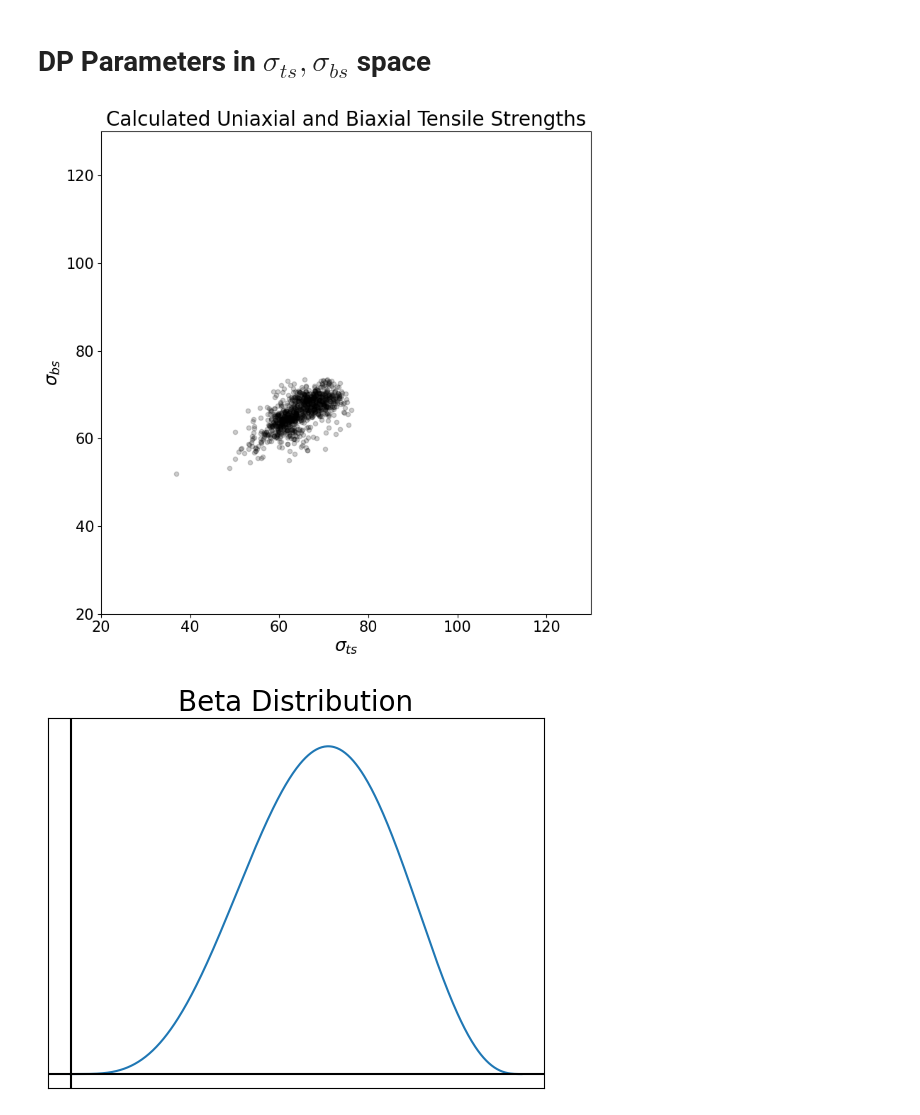
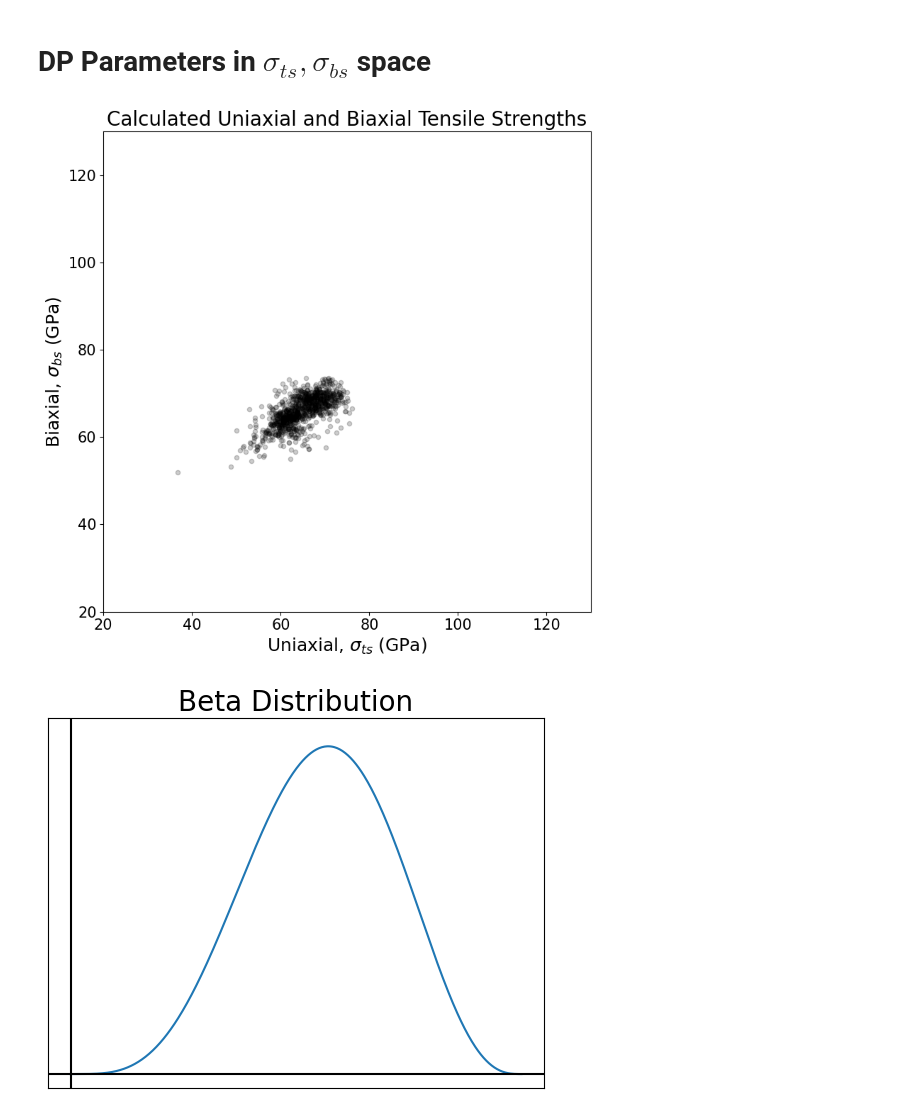
Before and after one commit to abon11/Graphene_Strength_Surface, a Jupyter notebook: sandbox.ipynb, the cells around one changed output. Cells and saved outputs as stored; diff of their text form; code cells hidden in the pictures.

```diff
--- a/sandbox.ipynb
+++ b/sandbox.ipynb
@@ -213,30 +213,30 @@ plt.tight_layout()
 # %%
 import pandas as pd
 import numpy as np
 import matplotlib.pyplot as plt
 
 df = pd.read_csv("drucker_prager_params.csv")
 
 plt.figure(figsize=(8, 8))
 
 bs = (3 * df["k"]) / (np.sqrt(3) + 6 * df["alpha"])
 ts = (3 * df["k"]) / (np.sqrt(3) + 3 * df["alpha"])
 
 
 plt.scatter(ts, bs, color='black', s=20, alpha=0.2)
-plt.xlabel(r"$\sigma_{ts}$", fontsize=18)
-plt.ylabel(r"$\sigma_{bs}$", fontsize=18)
+plt.xlabel(r"Uniaxial, $\sigma_{ts}$ (GPa)", fontsize=18)
+plt.ylabel(r"Biaxial, $\sigma_{bs}$ (GPa)", fontsize=18)
 
 plt.xlim(20, 130)
 plt.ylim(20, 130)
 
 
 plt.xticks(fontsize=15)
 plt.yticks(fontsize=15)
 plt.title("Calculated Uniaxial and Biaxial Tensile Strengths", fontsize=20)
 plt.tight_layout()
 # %% [output]
-[figure, old version]
+[figure, new version]
 # %%
 import numpy as np
 import matplotlib.pyplot as plt
```
Also changed, not shown: parts of 1 cell of this notebook, 4 other files.
